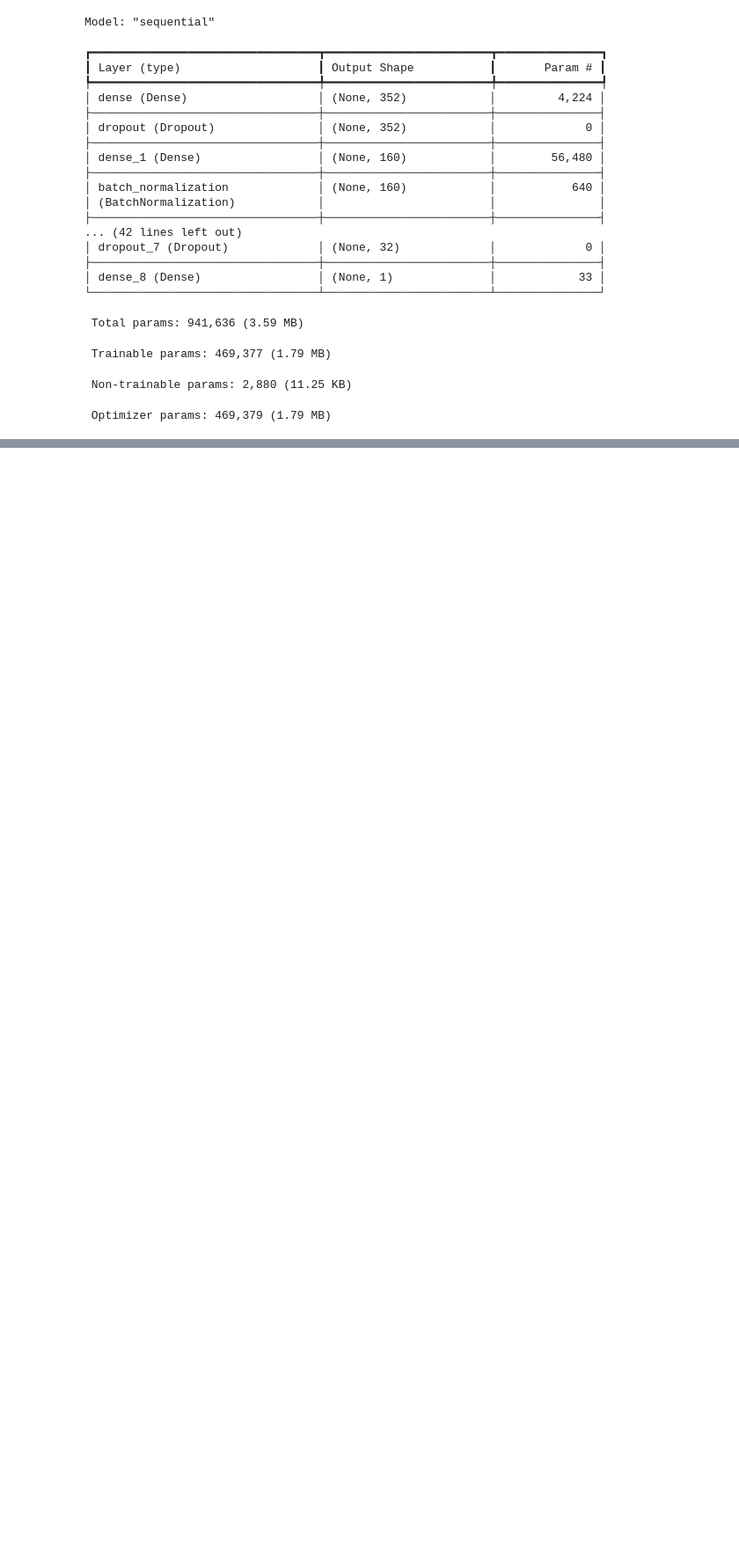
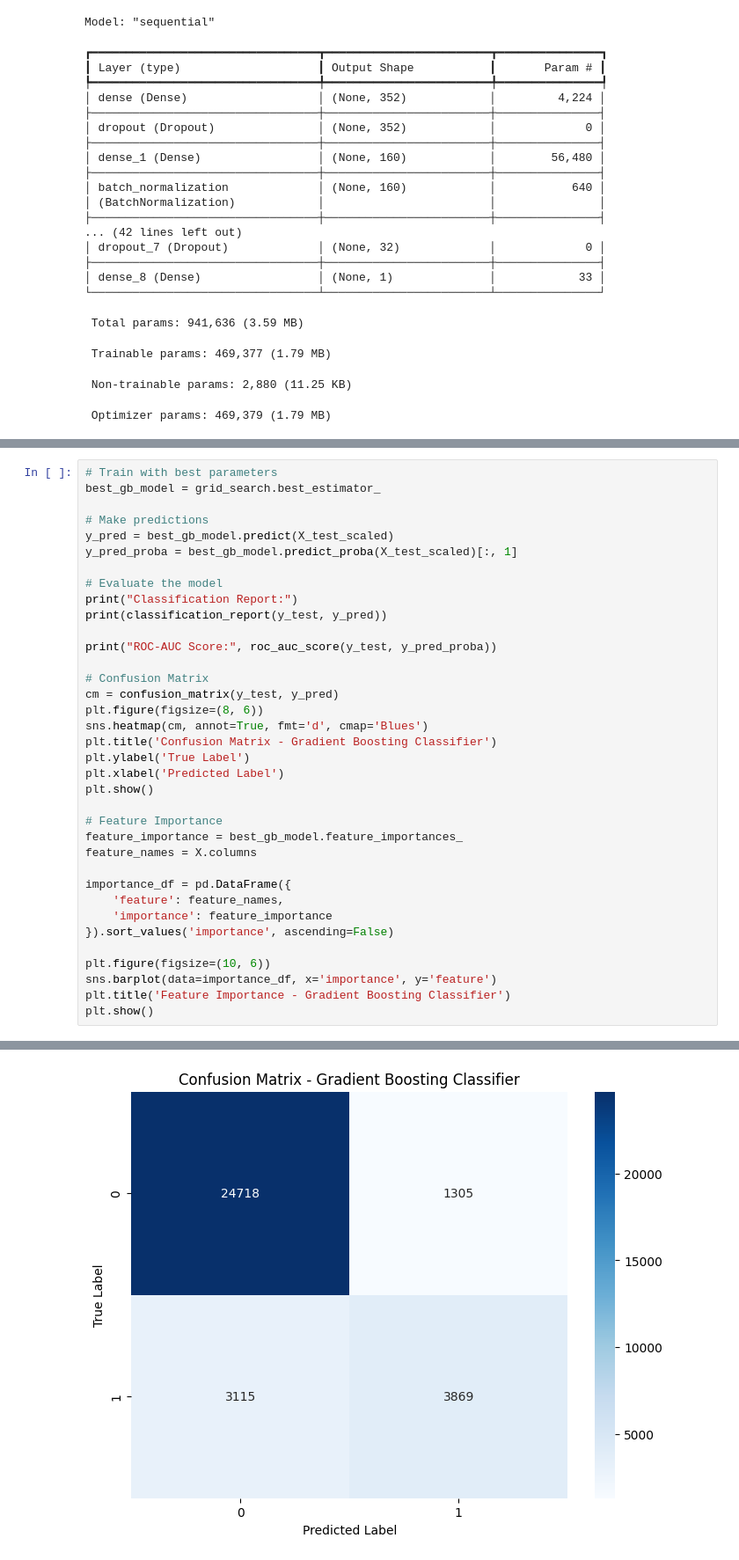
Before and after one commit to Alfybooze/Customer_churn-prediction_system-, a Jupyter notebook: Alfred_Data_analysis.py.ipynb, the cells around one changed output, grey strips where cells are left out. Shown at 88% size. Cells and saved outputs as stored; diff of their text form; blank space fills up the shorter version.

Commit message:
GB_Model

```diff
--- a/Alfred_Data_analysis.py.ipynb
+++ b/Alfred_Data_analysis.py.ipynb
@@ -691,0 +774,37 @@ Model: "sequential"
+# %%
+# Train with best parameters
+best_gb_model = grid_search.best_estimator_
+
+# Make predictions
+y_pred = best_gb_model.predict(X_test_scaled)
+y_pred_proba = best_gb_model.predict_proba(X_test_scaled)[:, 1]
+
+# Evaluate the model
+print("Classification Report:")
+print(classification_report(y_test, y_pred))
+
+print("ROC-AUC Score:", roc_auc_score(y_test, y_pred_proba))
+
+# Confusion Matrix
+cm = confusion_matrix(y_test, y_pred)
+plt.figure(figsize=(8, 6))
+sns.heatmap(cm, annot=True, fmt='d', cmap='Blues')
+plt.title('Confusion Matrix - Gradient Boosting Classifier')
+plt.ylabel('True Label')
+plt.xlabel('Predicted Label')
+plt.show()
+
+# Feature Importance
+feature_importance = best_gb_model.feature_importances_
+feature_names = X.columns
+
+importance_df = pd.DataFrame({
+    'feature': feature_names,
+    'importance': feature_importance
+}).sort_values('importance', ascending=False)
+
+plt.figure(figsize=(10, 6))
+sns.barplot(data=importance_df, x='importance', y='feature')
+plt.title('Feature Importance - Gradient Boosting Classifier')
+plt.show()
+# %% [output]
@@ -691,0 +822 @@ Model: "sequential"
+[figure, added]
```
Also changed, not shown: parts of 10 cells of this notebook, 9 other files.
